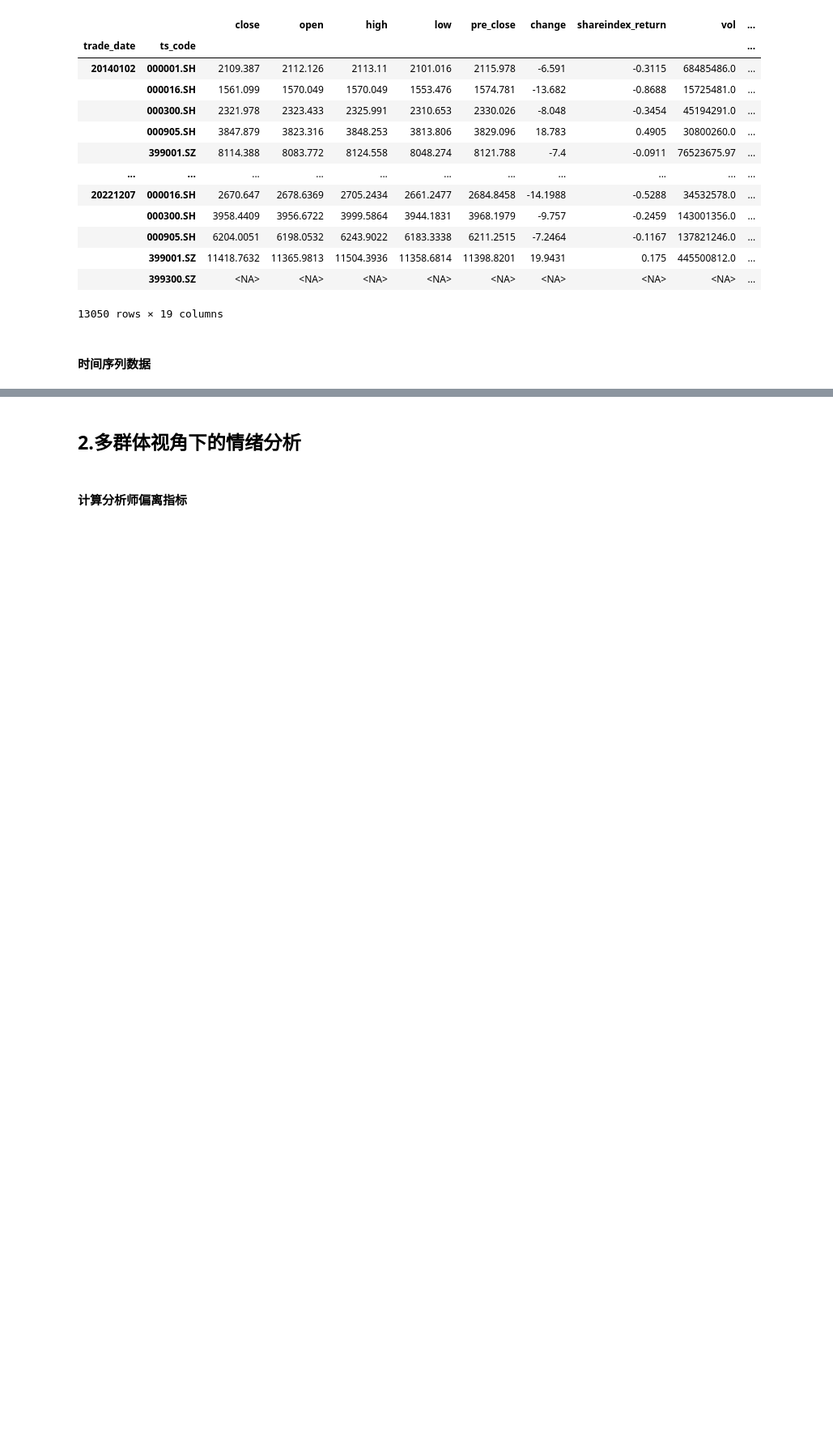
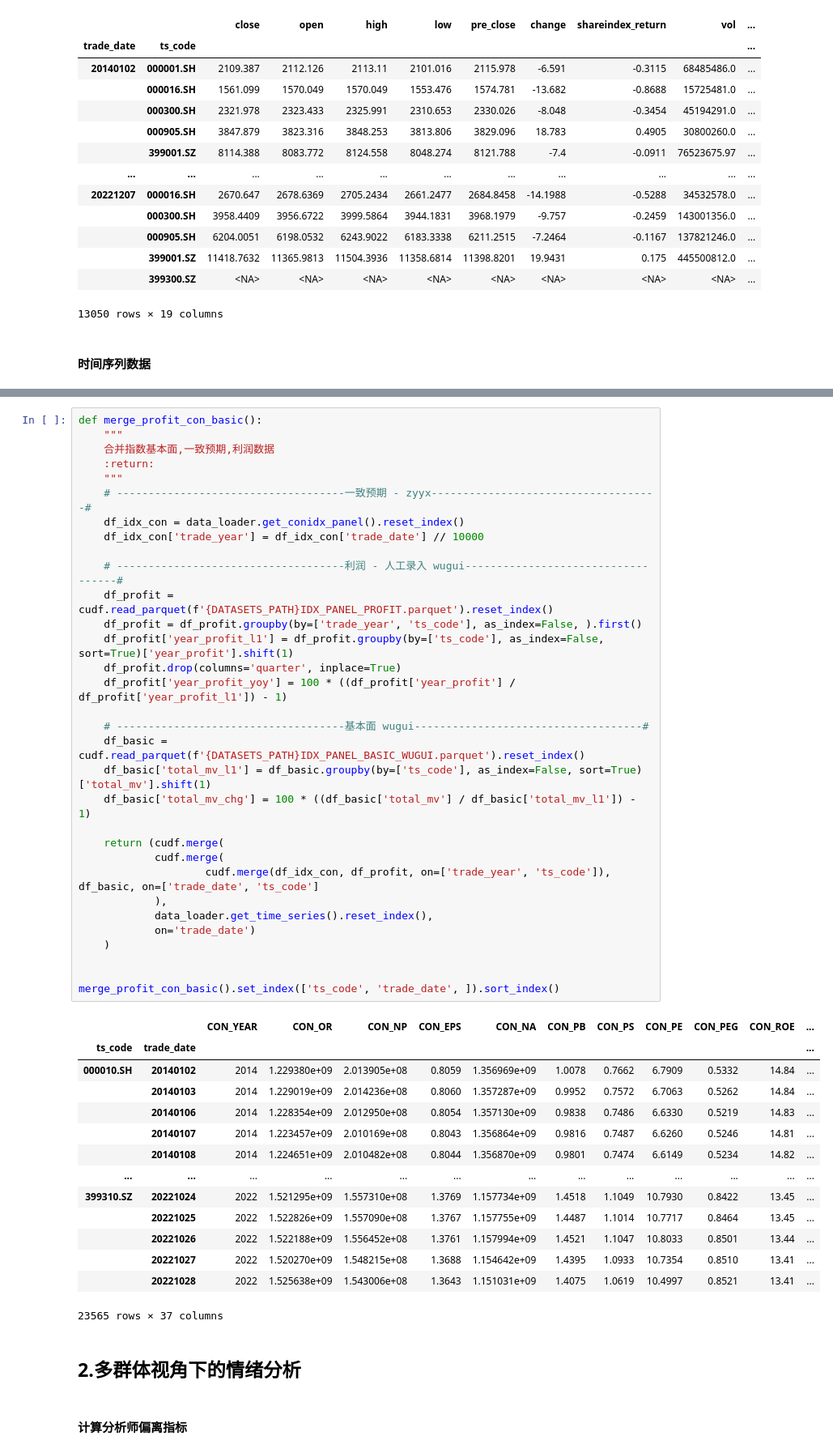
Before and after one commit to Colin-Bao/Investor-Sentiment, a Jupyter notebook: analyzer/IS-Analyst.ipynb, the cells around one changed output, grey strips where cells are left out. Shown at 81% size. Saved outputs shown, nothing was run; the diff lists cells and outputs as text; blank space fills up the shorter version.

```diff
--- a/analyzer/IS-Analyst.ipynb
+++ b/analyzer/IS-Analyst.ipynb
@@ -143,3 +145,50 @@ data_loader.get_time_series()
+# %%
+def merge_profit_con_basic():
+    """
+    合并指数基本面,一致预期,利润数据
+    :return:
+    """
+    # ------------------------------------一致预期 - zyyx------------------------------------#
+    df_idx_con = data_loader.get_conidx_panel().reset_index()
+    df_idx_con['trade_year'] = df_idx_con['trade_date'] // 10000
+
+    # ------------------------------------利润 - 人工录入 wugui-----------------------------------#
+    df_profit = cudf.read_parquet(f'{DATASETS_PATH}IDX_PANEL_PROFIT.parquet').reset_index()
+    df_profit = df_profit.groupby(by=['trade_year', 'ts_code'], as_index=False, ).first()
+    df_profit['year_profit_l1'] = df_profit.groupby(by=['ts_code'], as_index=False, sort=True)['year_profit'].shift(1)
+    df_profit.drop(columns='quarter', inplace=True)
+    df_profit['year_profit_yoy'] = 100 * ((df_profit['year_profit'] / df_profit['year_profit_l1']) - 1)
+
+    # ------------------------------------基本面 wugui------------------------------------#
+    df_basic = cudf.read_parquet(f'{DATASETS_PATH}IDX_PANEL_BASIC_WUGUI.parquet').reset_index()
+    df_basic['total_mv_l1'] = df_basic.groupby(by=['ts_code'], as_index=False, sort=True)['total_mv'].shift(1)
+    df_basic['total_mv_chg'] = 100 * ((df_basic['total_mv'] / df_basic['total_mv_l1']) - 1)
+
+    return (cudf.merge(
+            cudf.merge(
+                    cudf.merge(df_idx_con, df_profit, on=['trade_year', 'ts_code']), df_basic, on=['trade_date', 'ts_code']
+            ),
+            data_loader.get_time_series().reset_index(),
+            on='trade_date')
+    )
+
+
+merge_profit_con_basic().set_index(['ts_code', 'trade_date', ]).sort_index()
+# %% [output]
+|  |  | CON_YEAR | CON_OR | CON_NP | CON_EPS | CON_NA | CON_PB | CON_PS | CON_PE | CON_PEG | CON_ROE | ... |
+| ts_code | trade_date |  |  |  |  |  |  |  |  |  |  | ... |
+| 000010.SH | 20140102 | 2014 | 1.229380e+09 | 2.013905e+08 | 0.8059 | 1.356969e+09 | 1.0078 | 0.7662 | 6.7909 | 0.5332 | 14.84 | ... |
+|  | 20140103 | 2014 | 1.229019e+09 | 2.014236e+08 | 0.8060 | 1.357287e+09 | 0.9952 | 0.7572 | 6.7063 | 0.5262 | 14.84 | ... |
+|  | 20140106 | 2014 | 1.228354e+09 | 2.012950e+08 | 0.8054 | 1.357130e+09 | 0.9838 | 0.7486 | 6.6330 | 0.5219 | 14.83 | ... |
+|  | 20140107 | 2014 | 1.223457e+09 | 2.010169e+08 | 0.8043 | 1.356864e+09 | 0.9816 | 0.7487 | 6.6260 | 0.5246 | 14.81 | ... |
+|  | 20140108 | 2014 | 1.224651e+09 | 2.010482e+08 | 0.8044 | 1.356870e+09 | 0.9801 | 0.7474 | 6.6149 | 0.5234 | 14.82 | ... |
+| ... | ... | ... | ... | ... | ... | ... | ... | ... | ... | ... | ... | ... |
+| 399310.SZ | 20221024 | 2022 | 1.521295e+09 | 1.557310e+08 | 1.3769 | 1.157734e+09 | 1.4518 | 1.1049 | 10.7930 | 0.8422 | 13.45 | ... |
+|  | 20221025 | 2022 | 1.522826e+09 | 1.557090e+08 | 1.3767 | 1.157755e+09 | 1.4487 | 1.1014 | 10.7717 | 0.8464 | 13.45 | ... |
+|  | 20221026 | 2022 | 1.522188e+09 | 1.556452e+08 | 1.3761 | 1.157994e+09 | 1.4521 | 1.1047 | 10.8033 | 0.8501 | 13.44 | ... |
+|  | 20221027 | 2022 | 1.520270e+09 | 1.548215e+08 | 1.3688 | 1.154642e+09 | 1.4395 | 1.0933 | 10.7354 | 0.8510 | 13.41 | ... |
+|  | 20221028 | 2022 | 1.525638e+09 | 1.543006e+08 | 1.3643 | 1.151031e+09 | 1.4075 | 1.0619 | 10.4997 | 0.8521 | 13.41 | ... |
+23565 rows × 37 columns
 # %% [markdown]
 ## 2.多群体视角下的情绪分析
 # %% [markdown]
```
Also changed, not shown: parts of 11 cells of this notebook, 1 other file.
